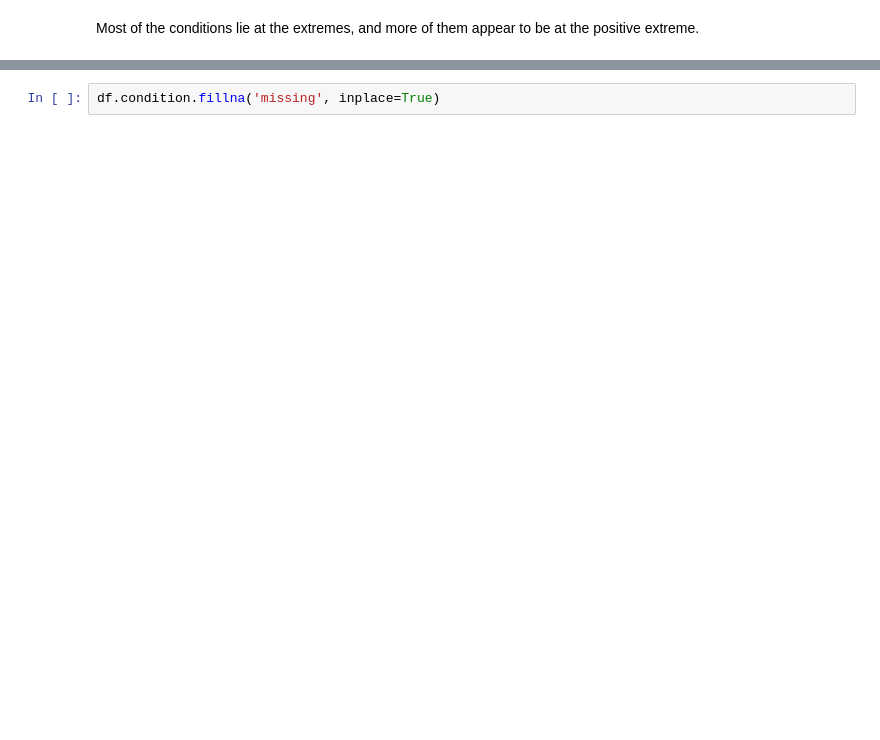
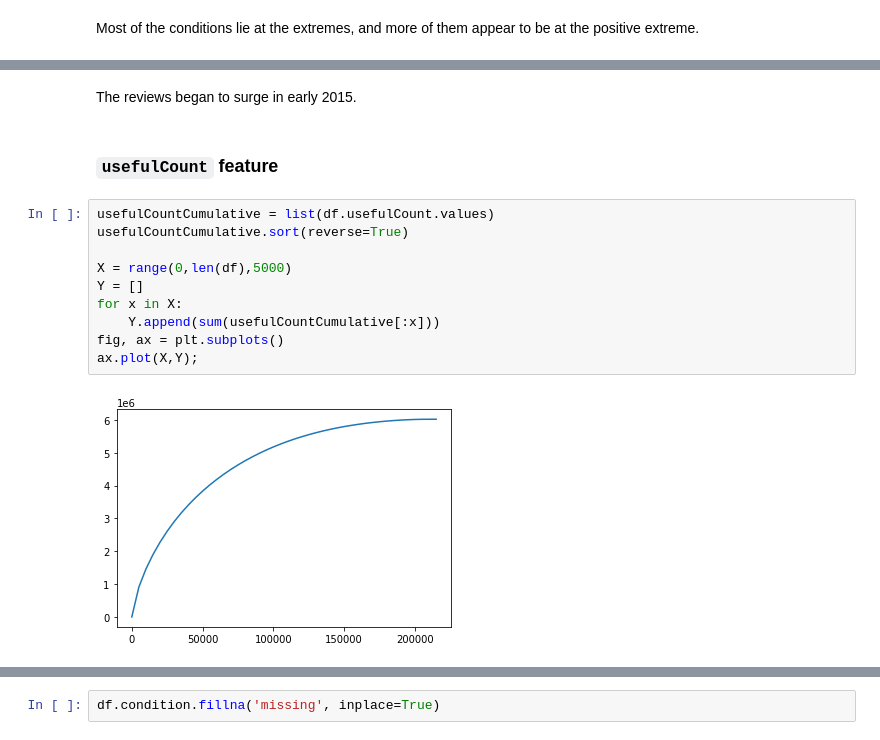
Before and after one commit to aarongalbraith/flatiron-phase5-project, a Jupyter notebook: notebooks/project_notebook.ipynb, the cells around one changed output, grey strips where cells are left out. Drawn from its saved outputs; the diff is of its cells as text; blank space fills up the shorter version.

```diff
--- a/notebooks/project_notebook.ipynb
+++ b/notebooks/project_notebook.ipynb
@@ -247,0 +327,16 @@ df.review = df.review.apply(lambda x: contractions.fix(html.unescape(x)))
+# %% [markdown]
+The reviews began to surge in early 2015.
+# %% [markdown]
+### `usefulCount` feature
+# %%
+usefulCountCumulative = list(df.usefulCount.values)
+usefulCountCumulative.sort(reverse=True)
+
+X = range(0,len(df),5000)
+Y = []
+for x in X:
+    Y.append(sum(usefulCountCumulative[:x]))
+fig, ax = plt.subplots()
+ax.plot(X,Y);
+# %% [output]
+[figure, added]
```
Also changed, not shown: parts of 220 cells of this notebook, 3 other files.
